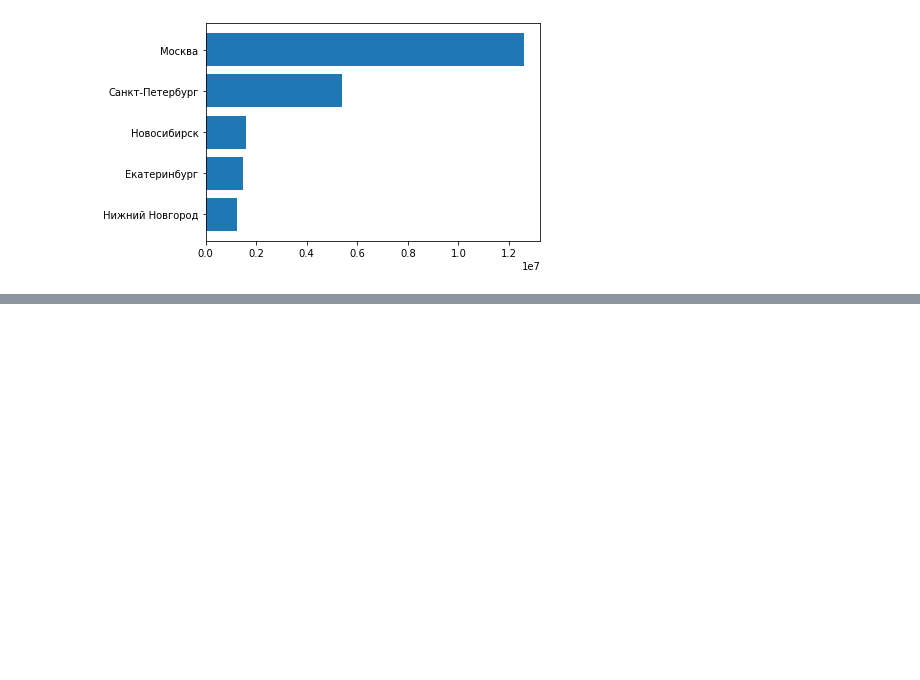
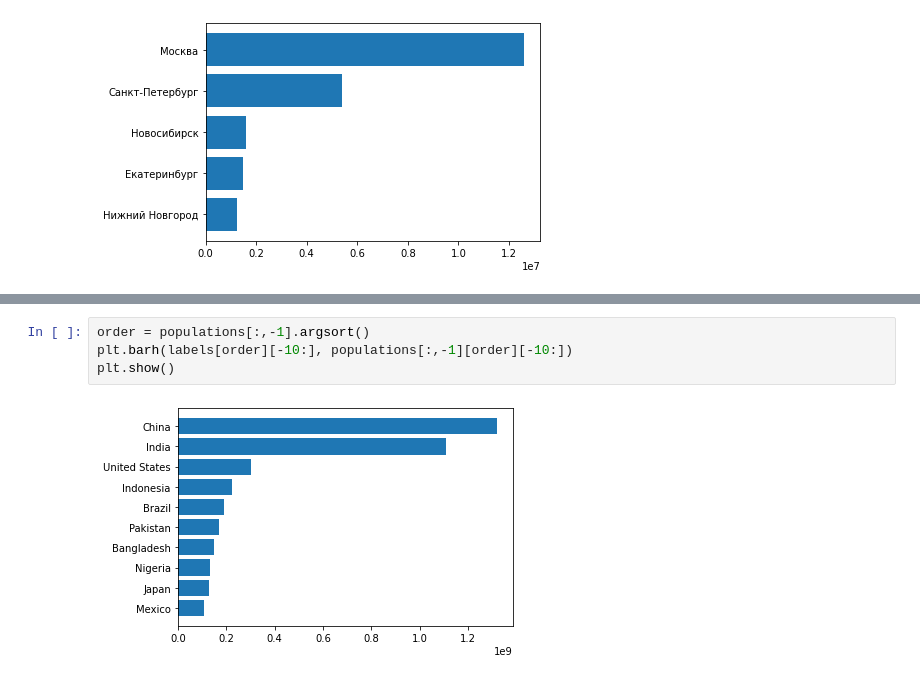
Before and after one commit to mikhaildruzhinin/data-analysis-exercises, a Jupyter notebook: matplotlib_exercises_1.ipynb, the cells around one changed output, grey strips where cells are left out. Saved outputs shown, nothing was run; the diff lists cells and outputs as text; blank space fills up the shorter version.

```diff
--- a/matplotlib_exercises_1.ipynb
+++ b/matplotlib_exercises_1.ipynb
@@ -124,0 +146,6 @@ plt.show()
+# %%
+order = populations[:,-1].argsort()
+plt.barh(labels[order][-10:], populations[:,-1][order][-10:])
+plt.show()
+# %% [output]
+[figure, added]
```
Also changed, not shown: parts of 14 cells of this notebook, 1 other file.
